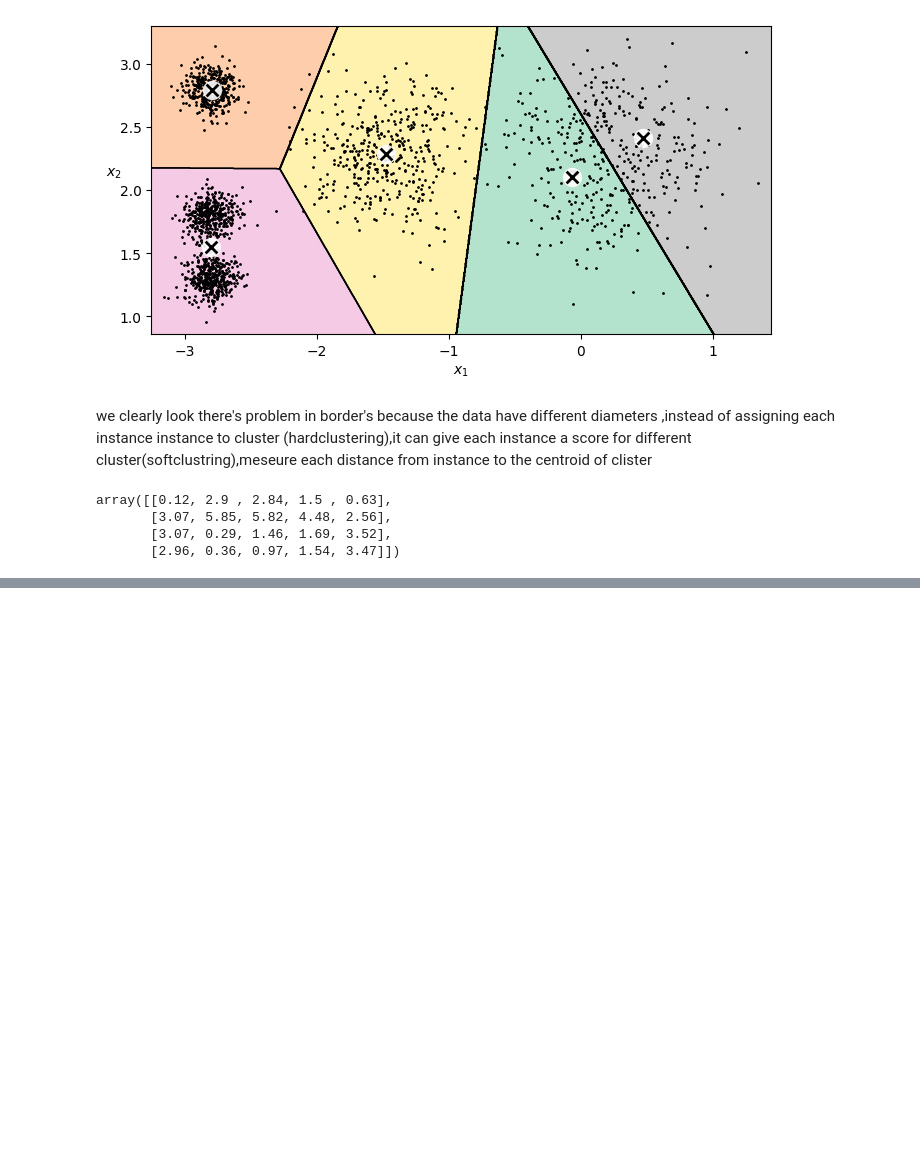
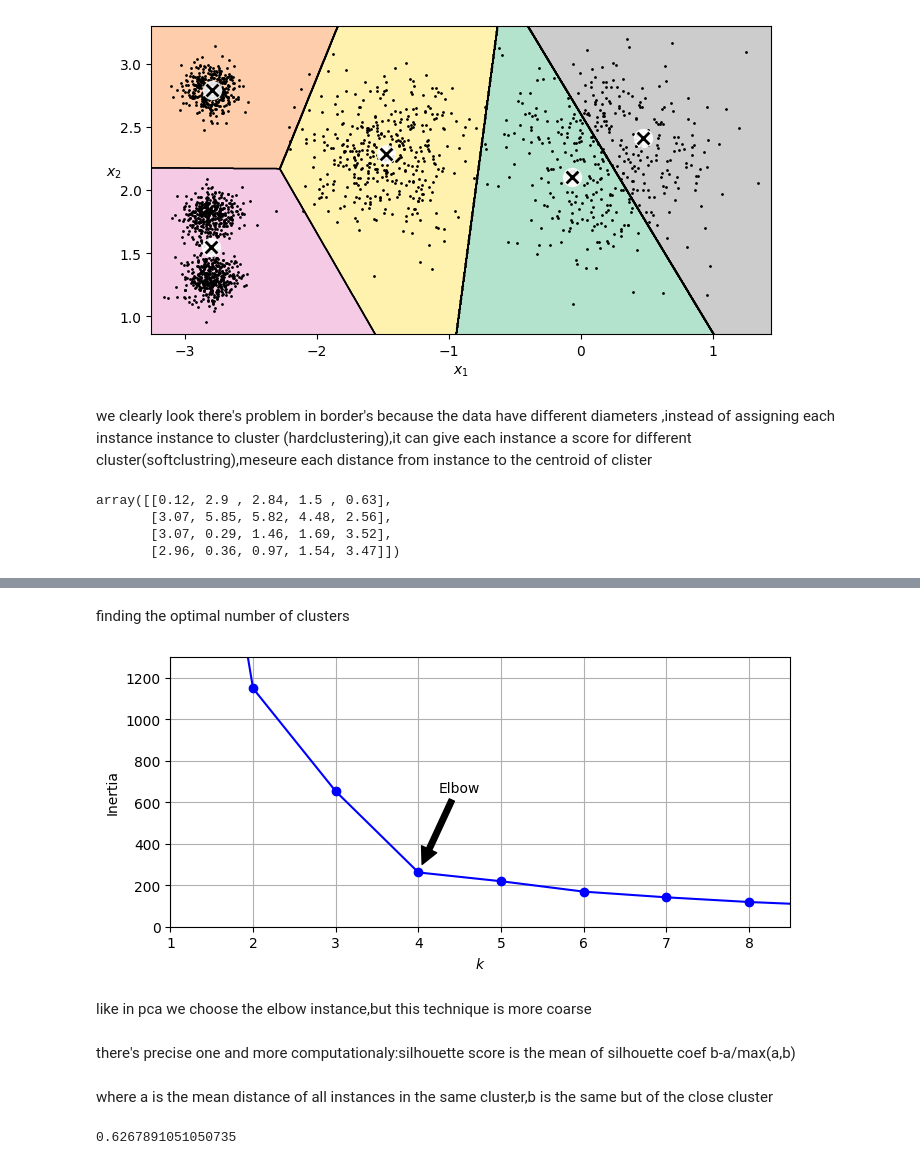
Before and after one commit to ALIAQIL/hands-on-ml-with-scikit-learn-and-pytorch, a Jupyter notebook: 9-Unsupervised-learning/kgaumix.ipynb, the cells around one changed output, grey strips where cells are left out. Drawn from its saved outputs; the diff is of its cells as text; code cells hidden in the pictures; blank space fills up the shorter version.

```diff
--- a/9-Unsupervised-learning/kgaumix.ipynb
+++ b/9-Unsupervised-learning/kgaumix.ipynb
@@ -171,0 +233,33 @@ KMeans(n_clusters=5, random_state=42)
+# %% [markdown]
+finding the optimal number of clusters
+# %%
+# extra code – this cell generates and saves Figure 9–8
+
+kmeans_per_k = [KMeans(n_clusters=k, n_init=10, random_state=42).fit(X)
+                for k in range(1, 10)]
+inertias = [model.inertia_ for model in kmeans_per_k]
+
+plt.figure(figsize=(8, 3.5))
+plt.plot(range(1, 10), inertias, "bo-")
+plt.xlabel("$k$")
+plt.ylabel("Inertia")
+plt.annotate("", xy=(4, inertias[3]), xytext=(4.45, 650),
+             arrowprops=dict(facecolor='black', shrink=0.1))
+plt.text(4.5, 650, "Elbow", horizontalalignment="center")
+plt.axis([1, 8.5, 0, 1300])
+plt.grid()
+plt.show()
+# %% [output]
+[figure, added]
+# %% [markdown]
+like in pca we choose the elbow instance,but this technique is more coarse
+# %% [markdown]
+there's precise one and more computationaly:silhouette score is the mean of silhouette coef b-a/max(a,b)
+# %% [markdown]
+where a is the mean distance of all instances in the same cluster,b is the same but of the close cluster
+# %%
+from sklearn.metrics import silhouette_score
+
+silhouette_score(X,kmeans.labels_)
+# %% [output]
+0.6267891051050735
```
Also changed, not shown: parts of 30 cells of this notebook, 1 other file.
